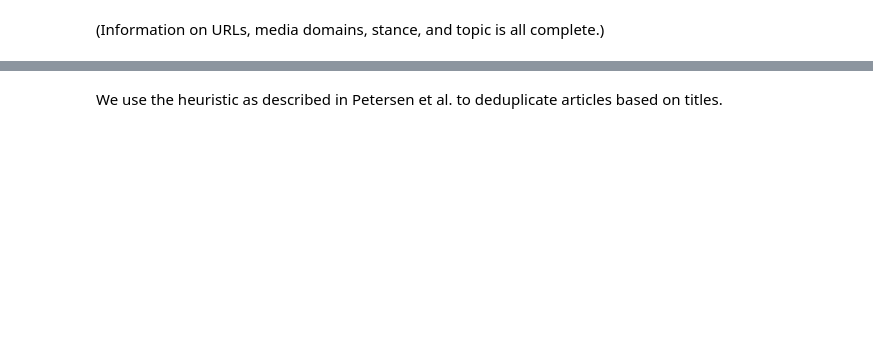
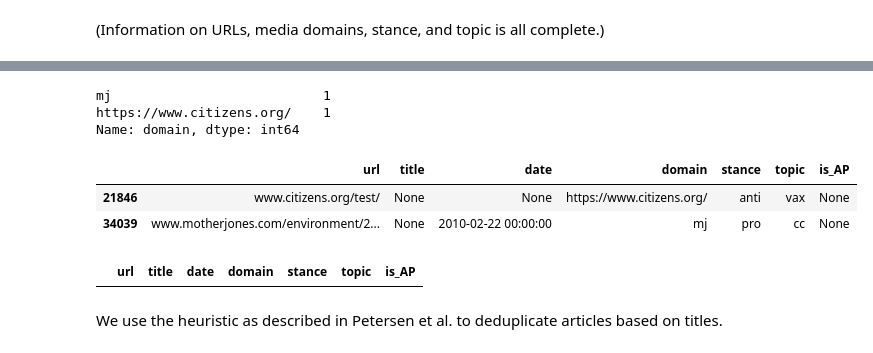
Before and after one commit to yiweiluo/GWStance, a Jupyter notebook: data_scraping/scraping_main.ipynb, the cells around one changed output, grey strips where cells are left out. Drawn from its saved outputs; the diff is of its cells as text; code cells hidden in the pictures; blank space fills up the shorter version.

```diff
--- a/data_scraping/scraping_main.ipynb
+++ b/data_scraping/scraping_main.ipynb
@@ -1283,3 +1380,7 @@ assert len(combined_df.loc[pd.isnull(combined_df.topic)]) == 0
 # %%
-missing_title_df = combined_df.loc[pd.isnull(combined_df.title)]
+missing_title_df = combined_df_ft.loc[pd.isnull(combined_df_ft.title)]
 missing_title_df.domain.value_counts()
+# %% [output]
+mj                           1
+https://www.citizens.org/    1
+Name: domain, dtype: int64
@@ -1299,0 +1387,6 @@ print(combined_df.loc[pd.isnull(combined_df.date)].shape)
+# %%
+missing_title_df
+# %% [output]
+|  | url | title | date | domain | stance | topic | is_AP |
+| 21846 | www.citizens.org/test/ | None | None | https://www.citizens.org/ | anti | vax | None |
+| 34039 | www.motherjones.com/environment/2... | None | 2010-02-22 00:00:00 | mj | pro | cc | None |
@@ -1299,0 +1396,5 @@ print(combined_df.loc[pd.isnull(combined_df.date)].shape)
+# %%
+missing_title_df = combined_df_ft.loc[pd.isnull(combined_df_ft.title)]
+missing_title_df
+# %% [output]
+|  | url | title | date | domain | stance | topic | is_AP |
```
Also changed, not shown: parts of 24 cells of this notebook, 1 other file.
